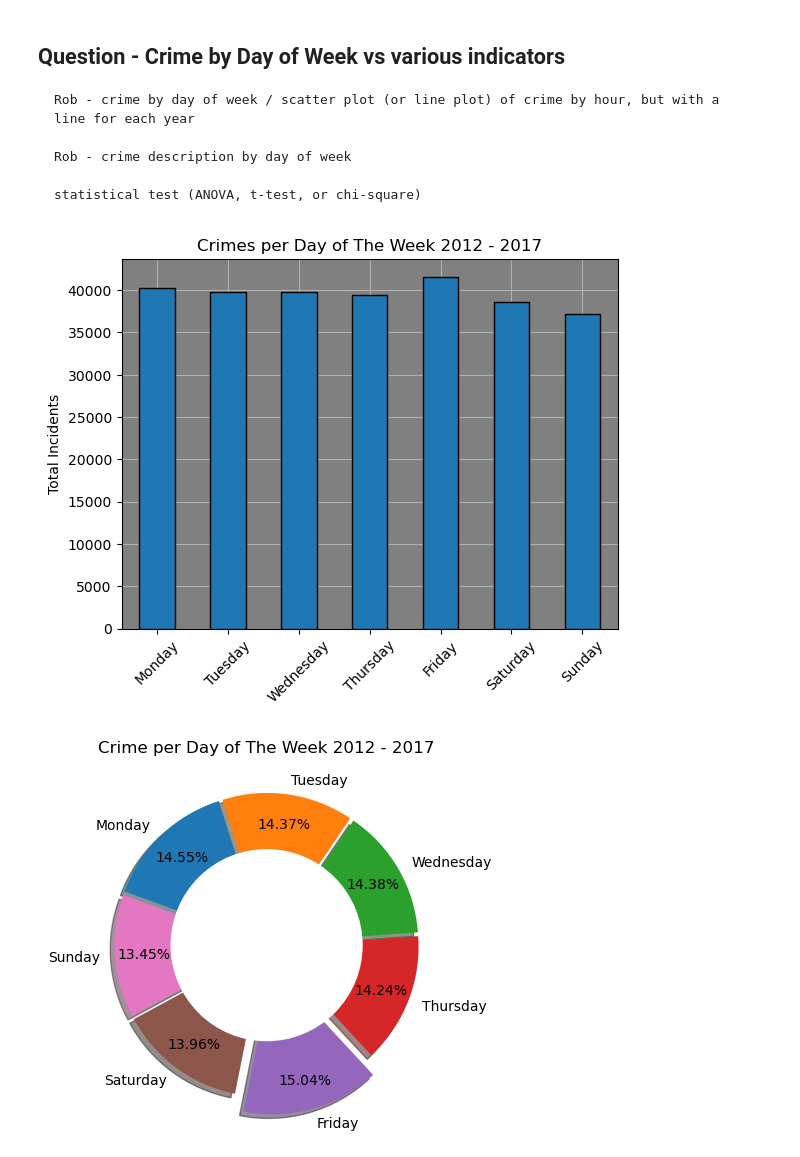
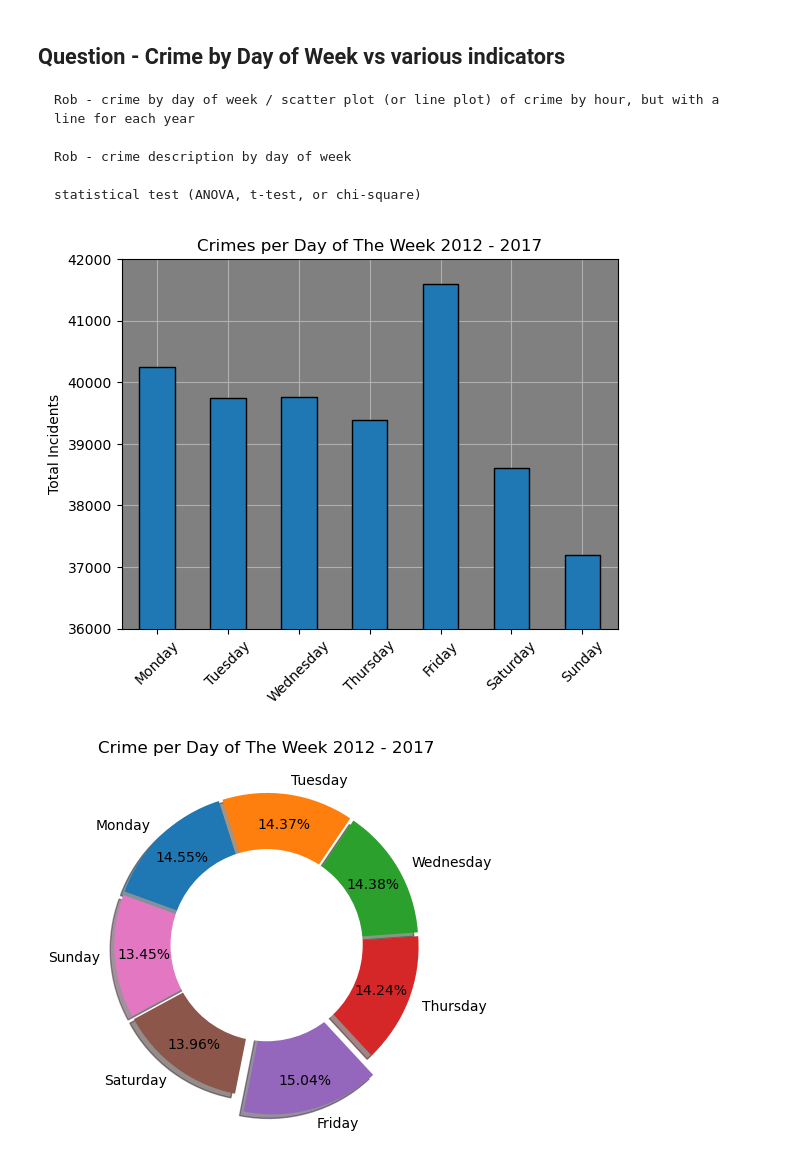
Before and after one commit to johbry17/Crime-in-Baltimore, a Jupyter notebook: main.ipynb, the cells around one changed output. Drawn from its saved outputs; the diff is of its cells as text; code cells hidden in the pictures.

```diff
--- a/main.ipynb
+++ b/main.ipynb
@@ -249,0 +342,24 @@ plt.gca().set_facecolor('grey')
+# %%
+df['CrimeTime'] = pd.to_datetime(df['CrimeTime'])
+df['Hour'] = df['CrimeTime'].dt.hour
+# df['DayOfWeek'] = df['CrimeTime'].dt.day_name()
+
+crime_by_hour = df.groupby(['Day of Week', 'Hour']).size().reset_index(name='Total_Crimes')
+
+# List of days of the week in the desired order
+days_of_week_order = ['Sunday', 'Monday', 'Tuesday', 'Wednesday', 'Thursday', 'Friday', 'Saturday']
+
+plt.figure(figsize=(10, 6))
+
+# Iterate through each day of the week and plot the scatter points for that day
+for day in days_of_week_order:
+    day_data = crime_by_hour[crime_by_hour['Day of Week'] == day]
+    plt.scatter(day_data['Hour'], day_data['Total_Crimes'], marker='o', label=day, alpha=0.7)
+
+plt.xlabel('Hour of the Day')
+plt.ylabel('Total Crimes')
+plt.title('Time Frame of Crimes per Day in Baltimore')
+plt.grid(True)
+plt.legend()
+plt.tight_layout()
+plt.show()
@@ -273,16 +391,17 @@ Note the extremely small pvalue. Crime is impacted by the time of day
 # %%
 crime_tod = df["Day of Week"].value_counts()
 crime_tod = crime_tod.reindex(['Monday', 'Tuesday', 'Wednesday', 'Thursday', 'Friday',
                                                'Saturday', 'Sunday'])
 crime_tod.plot.bar(edgecolor="black", zorder = 3)
 plt.title("Crimes per Day of The Week 2012 - 2017")
 plt.ylabel("Total Incidents")
 plt.grid()
 plt.grid(zorder=0)
 plt.xticks(rotation=45)
+plt.ylim(36000, 42000)
 plt.gca().set_facecolor('grey')
 # %% [output]
-[figure, old version]
+[figure, new version]
 # %%
 plt.pie(
     crime_tod.values,
```
Also changed, not shown: parts of 7 cells of this notebook, 1 other file.
